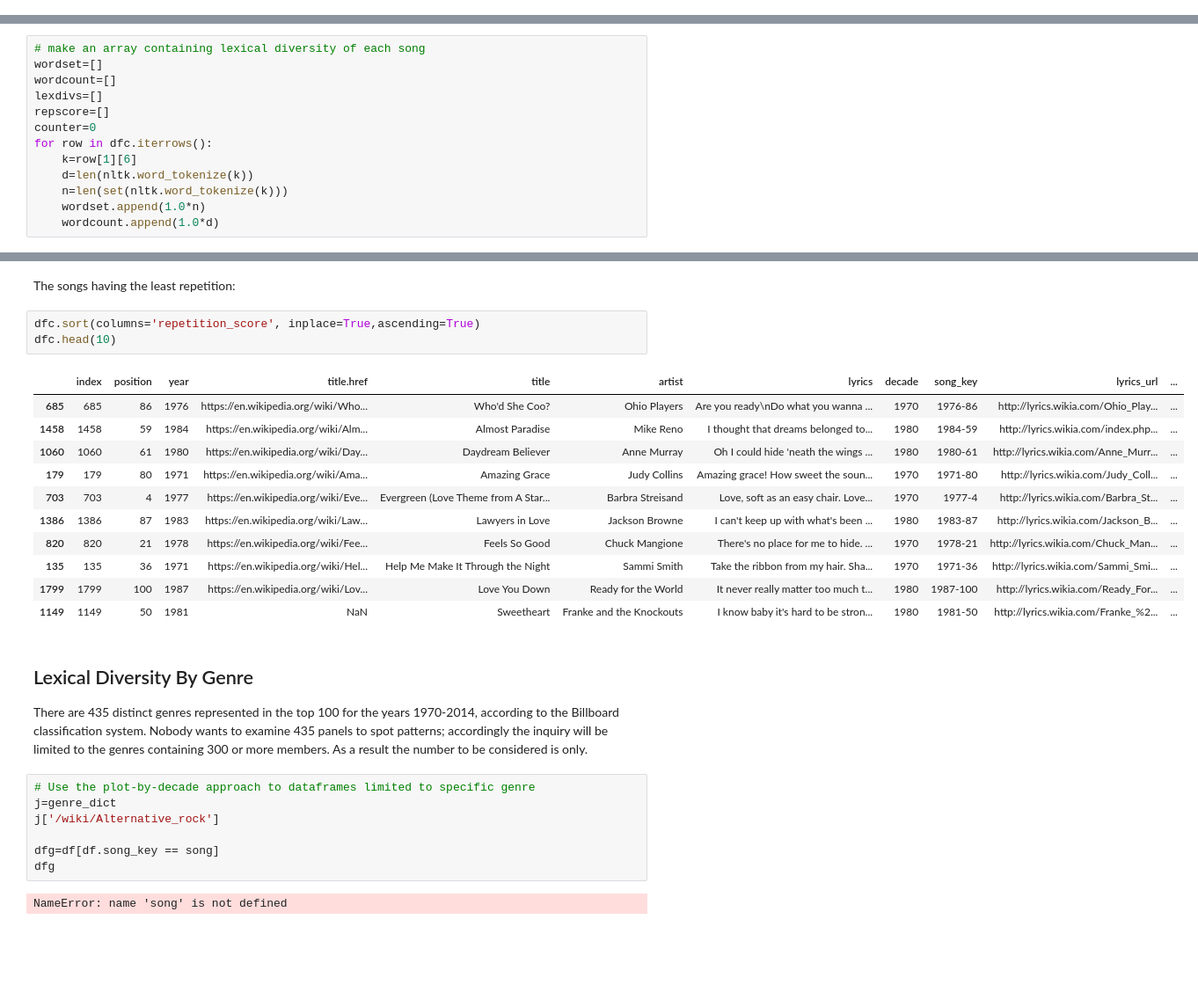
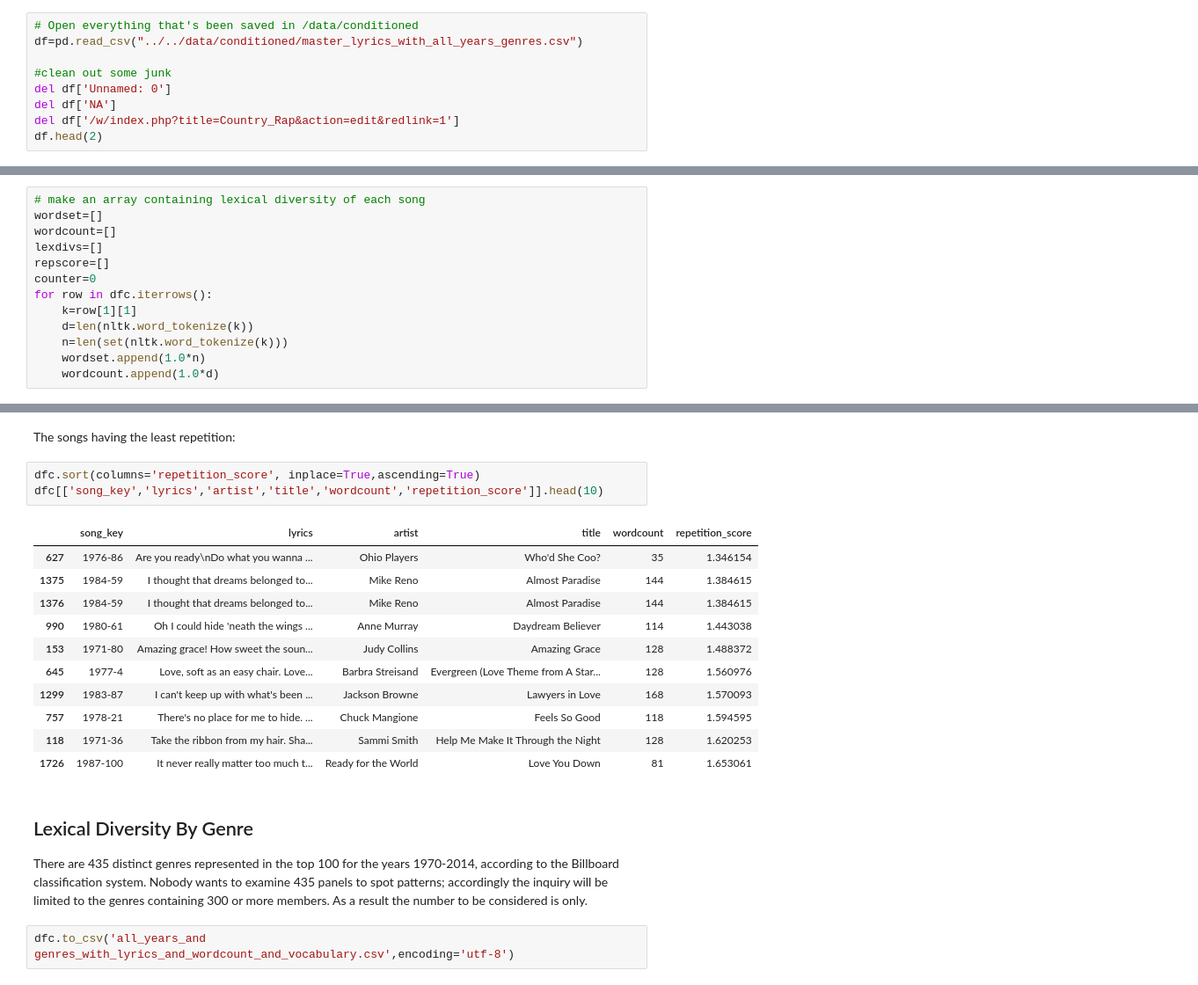
Before and after one commit to michaeljohns/lyrics-lab, a Jupyter notebook: notebooks/ss/LexicalDiversity.ipynb, the cells around one changed output, grey strips where cells are left out. Shown at 88% size. Cells and saved outputs as stored; diff of their text form; blank space fills up the shorter version.

Commit message:
re-run and update all the notebooks and data droppings and find missing ones.

```diff
--- a/notebooks/ss/LexicalDiversity.ipynb
+++ b/notebooks/ss/LexicalDiversity.ipynb
@@ -76,0 +38,9 @@ with open("../../notebooks/ss/songsbygenre.json") as json_file:
+# %%
+# Open everything that's been saved in /data/conditioned
+df=pd.read_csv("../../data/conditioned/master_lyrics_with_all_years_genres.csv")
+
+#clean out some junk
+del df['Unnamed: 0']
+del df['NA']
+del df['/w/index.php?title=Country_Rap&action=edit&redlink=1']
+df.head(2)
@@ -134,7 +110,7 @@ lexdivs=[]
 repscore=[]
 counter=0
 for row in dfc.iterrows():
-    k=row[1][6]
+    k=row[1][1]
     d=len(nltk.word_tokenize(k))
     n=len(set(nltk.word_tokenize(k)))
     wordset.append(1.0*n)
@@ -211,29 +198,22 @@ dfc.head(10)
 The songs having the least repetition:
 # %%
 dfc.sort(columns='repetition_score', inplace=True,ascending=True)
-dfc.head(10)
+dfc[['song_key','lyrics','artist','title','wordcount','repetition_score']].head(10)
 # %% [output]
-|  | index | position | year | title.href | title | artist | lyrics | decade | song_key | lyrics_url | ... |
-| 685 | 685 | 86 | 1976 | https://en.wikipedia.org/wiki/Who... | Who'd She Coo? | Ohio Players | Are you ready\nDo what you wanna ... | 1970 | 1976-86 | http://lyrics.wikia.com/Ohio_Play... | ... |
-| 1458 | 1458 | 59 | 1984 | https://en.wikipedia.org/wiki/Alm... | Almost Paradise | Mike Reno | I thought that dreams belonged to... | 1980 | 1984-59 | http://lyrics.wikia.com/index.php... | ... |
-| 1060 | 1060 | 61 | 1980 | https://en.wikipedia.org/wiki/Day... | Daydream Believer | Anne Murray | Oh I could hide 'neath the wings ... | 1980 | 1980-61 | http://lyrics.wikia.com/Anne_Murr... | ... |
-| 179 | 179 | 80 | 1971 | https://en.wikipedia.org/wiki/Ama... | Amazing Grace | Judy Collins | Amazing grace! How sweet the soun... | 1970 | 1971-80 | http://lyrics.wikia.com/Judy_Coll... | ... |
-| 703 | 703 | 4 | 1977 | https://en.wikipedia.org/wiki/Eve... | Evergreen (Love Theme from A Star... | Barbra Streisand | Love, soft as an easy chair. Love... | 1970 | 1977-4 | http://lyrics.wikia.com/Barbra_St... | ... |
-| 1386 | 1386 | 87 | 1983 | https://en.wikipedia.org/wiki/Law... | Lawyers in Love | Jackson Browne | I can't keep up with what's been ... | 1980 | 1983-87 | http://lyrics.wikia.com/Jackson_B... | ... |
-| 820 | 820 | 21 | 1978 | https://en.wikipedia.org/wiki/Fee... | Feels So Good | Chuck Mangione | There's no place for me to hide. ... | 1970 | 1978-21 | http://lyrics.wikia.com/Chuck_Man... | ... |
-| 135 | 135 | 36 | 1971 | https://en.wikipedia.org/wiki/Hel... | Help Me Make It Through the Night | Sammi Smith | Take the ribbon from my hair. Sha... | 1970 | 1971-36 | http://lyrics.wikia.com/Sammi_Smi... | ... |
-| 1799 | 1799 | 100 | 1987 | https://en.wikipedia.org/wiki/Lov... | Love You Down | Ready for the World | It never really matter too much t... | 1980 | 1987-100 | http://lyrics.wikia.com/Ready_For... | ... |
-| 1149 | 1149 | 50 | 1981 | NaN | Sweetheart | Franke and the Knockouts | I know baby it's hard to be stron... | 1980 | 1981-50 | http://lyrics.wikia.com/Franke_%2... | ... |
+|  | song_key | lyrics | artist | title | wordcount | repetition_score |
+| 627 | 1976-86 | Are you ready\nDo what you wanna ... | Ohio Players | Who'd She Coo? | 35 | 1.346154 |
+| 1375 | 1984-59 | I thought that dreams belonged to... | Mike Reno | Almost Paradise | 144 | 1.384615 |
+| 1376 | 1984-59 | I thought that dreams belonged to... | Mike Reno | Almost Paradise | 144 | 1.384615 |
+| 990 | 1980-61 | Oh I could hide 'neath the wings ... | Anne Murray | Daydream Believer | 114 | 1.443038 |
+| 153 | 1971-80 | Amazing grace! How sweet the soun... | Judy Collins | Amazing Grace | 128 | 1.488372 |
+| 645 | 1977-4 | Love, soft as an easy chair. Love... | Barbra Streisand | Evergreen (Love Theme from A Star... | 128 | 1.560976 |
+| 1299 | 1983-87 | I can't keep up with what's been ... | Jackson Browne | Lawyers in Love | 168 | 1.570093 |
+| 757 | 1978-21 | There's no place for me to hide. ... | Chuck Mangione | Feels So Good | 118 | 1.594595 |
+| 118 | 1971-36 | Take the ribbon from my hair. Sha... | Sammi Smith | Help Me Make It Through the Night | 128 | 1.620253 |
+| 1726 | 1987-100 | It never really matter too much t... | Ready for the World | Love You Down | 81 | 1.653061 |
 # %% [markdown]
 ## Lexical Diversity By Genre
 
 There are 435 distinct genres represented in the top 100 for the years 1970-2014, according to the Billboard classification system. Nobody wants to examine 435 panels to spot patterns; accordingly the inquiry will be limited to the genres containing 300 or more members. As a result the number to be considered is only.
-# %%
-# Use the plot-by-decade approach to dataframes limited to specific genre
-j=genre_dict
-j['/wiki/Alternative_rock']
-
-dfg=df[df.song_key == song]
-dfg
-# %% [output]
-NameError: name 'song' is not defined
+# %%
+dfc.to_csv('all_years_and genres_with_lyrics_and_wordcount_and_vocabulary.csv',encoding='utf-8')
```
Also changed, not shown: parts of 11 cells of this notebook, 12 other files.
